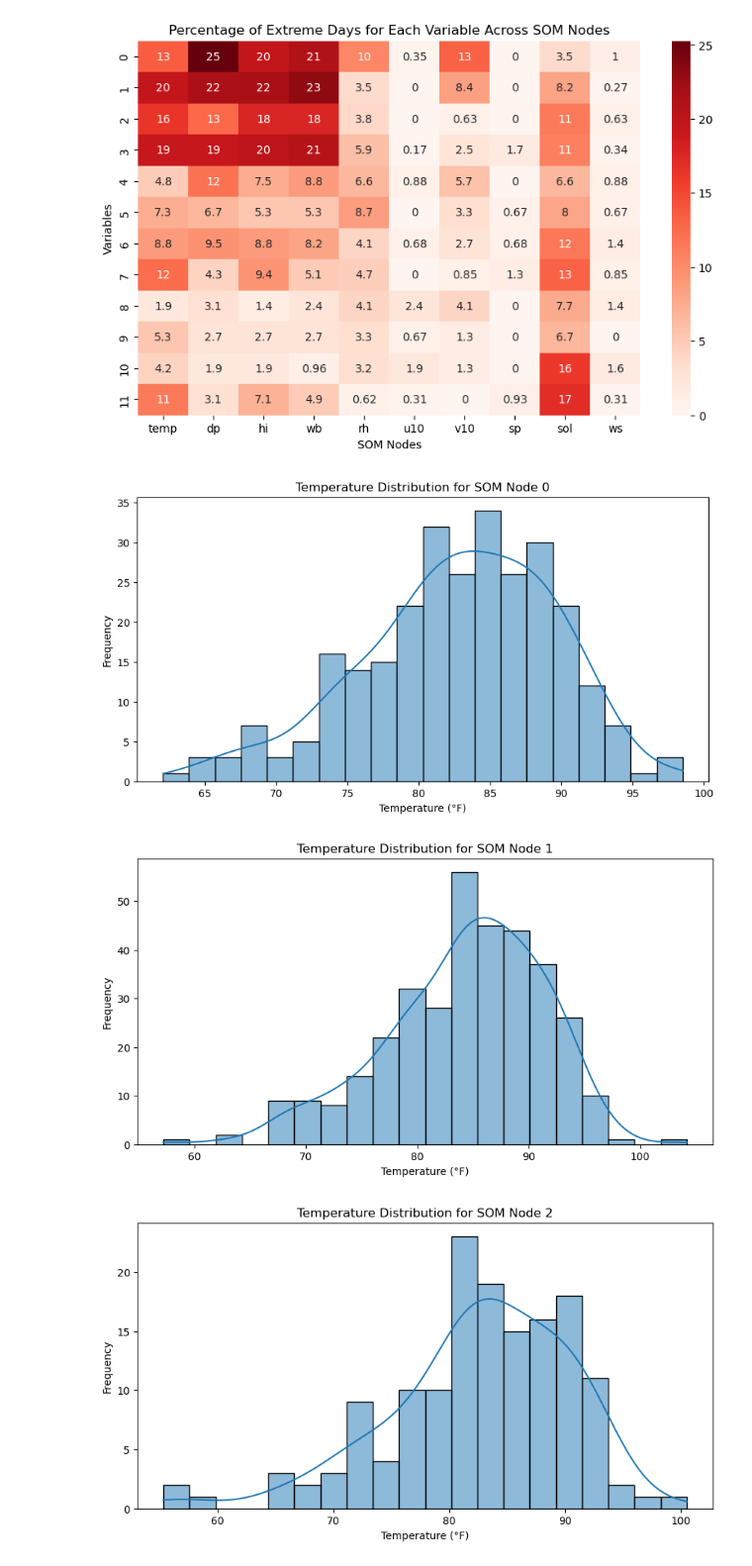
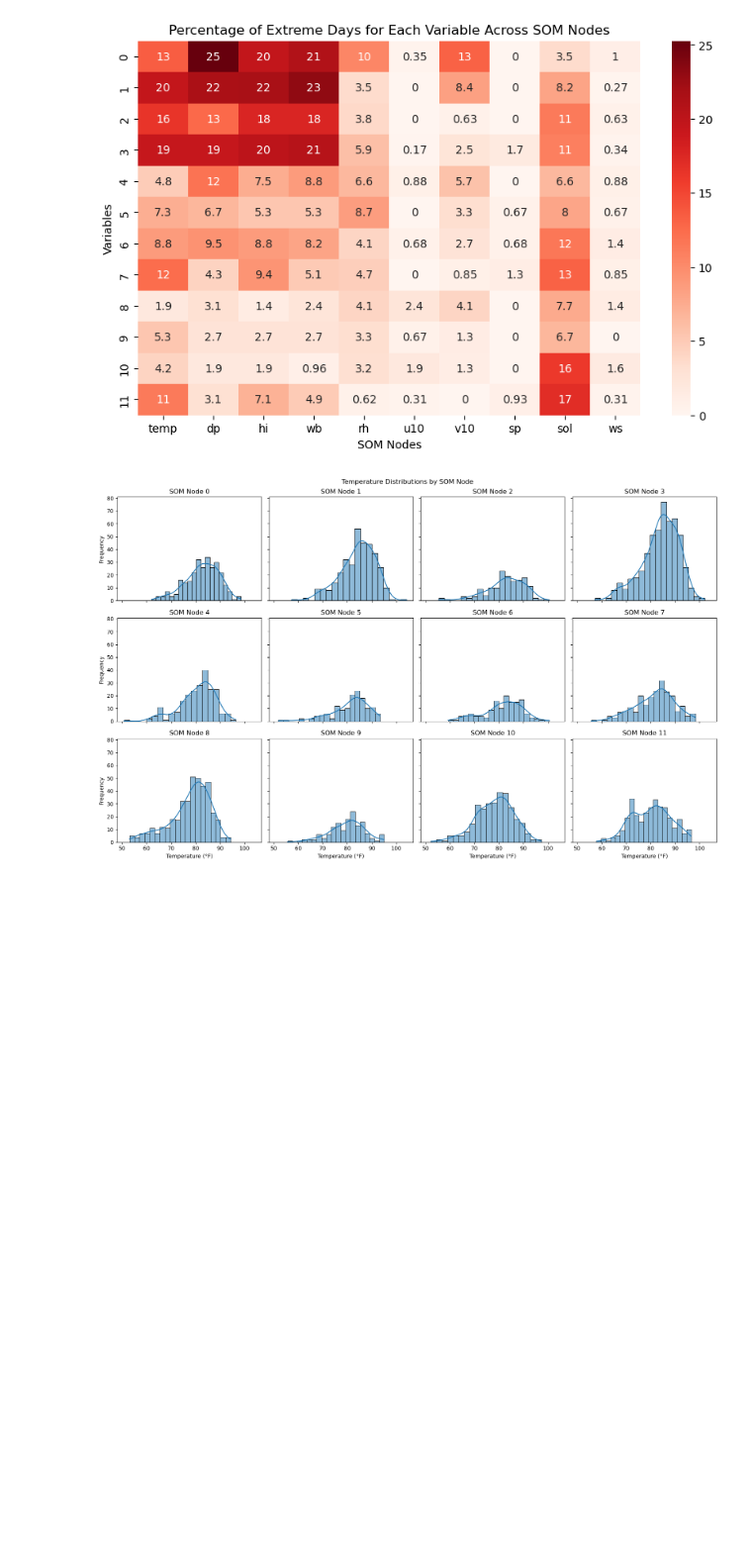
Before and after one commit to stephasharo17/Heat-Island-SOMS, a Jupyter notebook: SOMs_update.ipynb, the cells around one changed output. Shown at 99% size. Saved outputs shown, nothing was run; the diff lists cells and outputs as text; code cells hidden in the pictures; blank space fills up the shorter version.

Commit message:
created temperaure spatail distribution for mean daily max temp

```diff
--- a/SOMs_update.ipynb
+++ b/SOMs_update.ipynb
@@ -1673,14 +1673,22 @@ plt.show()
 [figure]
 # %%
 # visualize nodes 0-3 to compare their temperature distributions
-for node_id in range(4):
-    plt.figure(figsize=(10, 5))
-    sns.histplot(node_profiles[node_id]["temp"], bins=20, kde=True)
-    plt.title(f"Temperature Distribution for SOM Node {node_id}")
-    plt.xlabel("Temperature (°F)")
-    plt.ylabel("Frequency")
-    plt.show()
+fig, axes = plt.subplots(3, 4, figsize=(16, 10), sharex=True, sharey=True)
+axes = axes.flatten()
+
+for node_id, ax in enumerate(axes):
+    sns.histplot(
+        node_profiles[node_id]["temp"].dropna(),
+        bins=20,
+        kde=True,
+        ax=ax,
+    )
+    ax.set_title(f"SOM Node {node_id}")
+    ax.set_xlabel("Temperature (°F)")
+    ax.set_ylabel("Frequency")
+
+fig.suptitle("Temperature Distributions by SOM Node")
+plt.tight_layout()
+plt.show()
 # %% [output]
-[figure, old version]
+[figure, new version]
-[figure, removed]
-[figure, removed]
```
Also changed, not shown: parts of 4 cells of this notebook.
